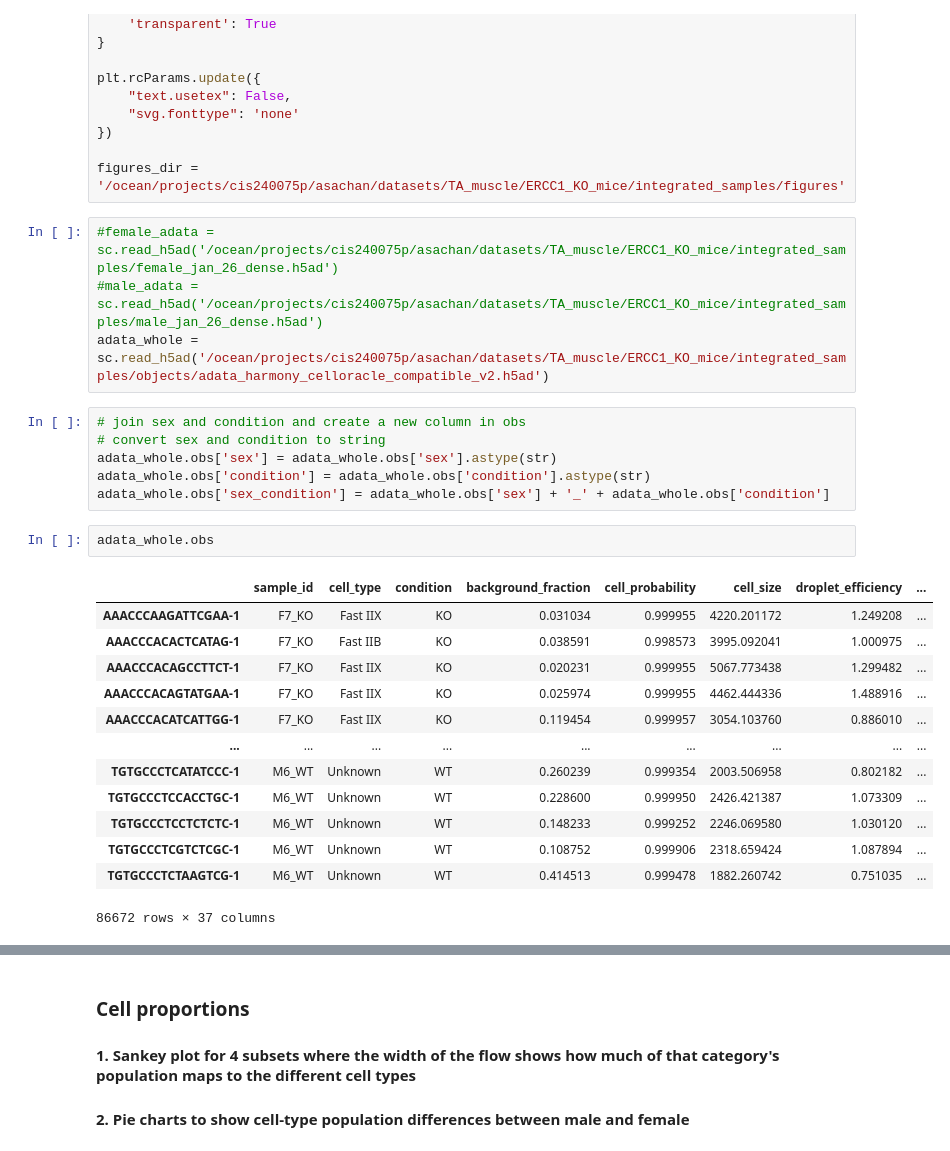
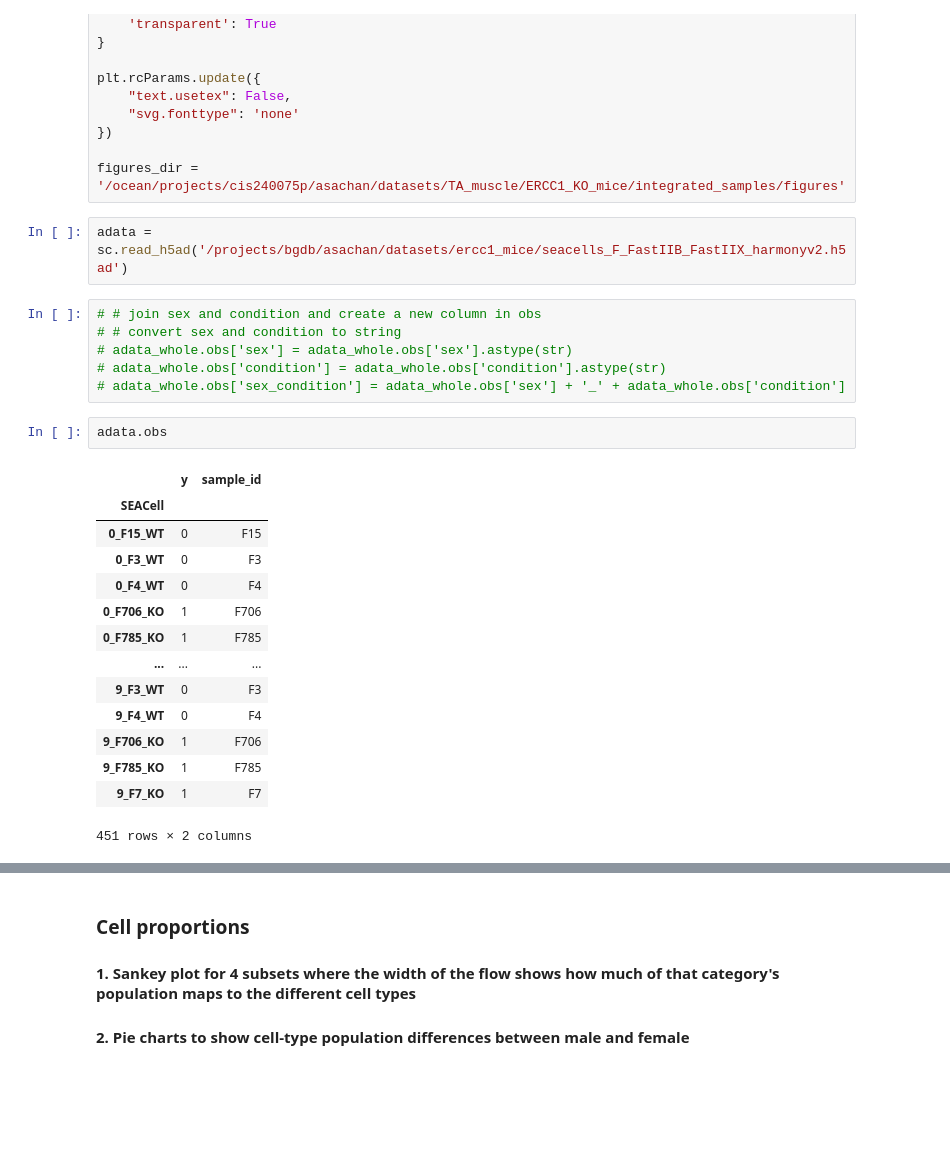
Before and after one commit to sachha-naksha/TA_muscle_ageing, a Jupyter notebook: py_scripts/plotting_figures/snRNA_related.ipynb, the cells around one changed output, grey strips where cells are left out. Cells and saved outputs as stored; diff of their text form; blank space fills up the shorter version.

```diff
--- a/py_scripts/plotting_figures/snRNA_related.ipynb
+++ b/py_scripts/plotting_figures/snRNA_related.ipynb
@@ -27,28 +27,27 @@ plt.rcParams.update({
 
 figures_dir = '/ocean/projects/cis240075p/asachan/datasets/TA_muscle/ERCC1_KO_mice/integrated_samples/figures'
 # %%
-#female_adata = sc.read_h5ad('/ocean/projects/cis240075p/asachan/datasets/TA_muscle/ERCC1_KO_mice/integrated_samples/female_jan_26_dense.h5ad')
-#male_adata = sc.read_h5ad('/ocean/projects/cis240075p/asachan/datasets/TA_muscle/ERCC1_KO_mice/integrated_samples/male_jan_26_dense.h5ad')
-adata_whole = sc.read_h5ad('/ocean/projects/cis240075p/asachan/datasets/TA_muscle/ERCC1_KO_mice/integrated_samples/objects/adata_harmony_celloracle_compatible_v2.h5ad')
+adata = sc.read_h5ad('/projects/bgdb/asachan/datasets/ercc1_mice/seacells_F_FastIIB_FastIIX_harmonyv2.h5ad')
 # %%
-# join sex and condition and create a new column in obs
-# convert sex and condition to string
-adata_whole.obs['sex'] = adata_whole.obs['sex'].astype(str)
-adata_whole.obs['condition'] = adata_whole.obs['condition'].astype(str)
-adata_whole.obs['sex_condition'] = adata_whole.obs['sex'] + '_' + adata_whole.obs['condition']
+# # join sex and condition and create a new column in obs
+# # convert sex and condition to string
+# adata_whole.obs['sex'] = adata_whole.obs['sex'].astype(str)
+# adata_whole.obs['condition'] = adata_whole.obs['condition'].astype(str)
+# adata_whole.obs['sex_condition'] = adata_whole.obs['sex'] + '_' + adata_whole.obs['condition']
 # %%
-adata_whole.obs
+adata.obs
 # %% [output]
-|  | sample_id | cell_type | condition | background_fraction | cell_probability | cell_size | droplet_efficiency | ... |
-| AAACCCAAGATTCGAA-1 | F7_KO | Fast IIX | KO | 0.031034 | 0.999955 | 4220.201172 | 1.249208 | ... |
-| AAACCCACACTCATAG-1 | F7_KO | Fast IIB | KO | 0.038591 | 0.998573 | 3995.092041 | 1.000975 | ... |
-| AAACCCACAGCCTTCT-1 | F7_KO | Fast IIX | KO | 0.020231 | 0.999955 | 5067.773438 | 1.299482 | ... |
-| AAACCCACAGTATGAA-1 | F7_KO | Fast IIX | KO | 0.025974 | 0.999955 | 4462.444336 | 1.488916 | ... |
-| AAACCCACATCATTGG-1 | F7_KO | Fast IIX | KO | 0.119454 | 0.999957 | 3054.103760 | 0.886010 | ... |
-| ... | ... | ... | ... | ... | ... | ... | ... | ... |
-| TGTGCCCTCATATCCC-1 | M6_WT | Unknown | WT | 0.260239 | 0.999354 | 2003.506958 | 0.802182 | ... |
-| TGTGCCCTCCACCTGC-1 | M6_WT | Unknown | WT | 0.228600 | 0.999950 | 2426.421387 | 1.073309 | ... |
-| TGTGCCCTCCTCTCTC-1 | M6_WT | Unknown | WT | 0.148233 | 0.999252 | 2246.069580 | 1.030120 | ... |
-| TGTGCCCTCGTCTCGC-1 | M6_WT | Unknown | WT | 0.108752 | 0.999906 | 2318.659424 | 1.087894 | ... |
-| TGTGCCCTCTAAGTCG-1 | M6_WT | Unknown | WT | 0.414513 | 0.999478 | 1882.260742 | 0.751035 | ... |
+|  | y | sample_id |
+| SEACell |  |  |
+| 0_F15_WT | 0 | F15 |
+| 0_F3_WT | 0 | F3 |
+| 0_F4_WT | 0 | F4 |
+| 0_F706_KO | 1 | F706 |
+| 0_F785_KO | 1 | F785 |
+| ... | ... | ... |
+| 9_F3_WT | 0 | F3 |
+| 9_F4_WT | 0 | F4 |
+| 9_F706_KO | 1 | F706 |
+| 9_F785_KO | 1 | F785 |
+| 9_F7_KO | 1 | F7 |
-86672 rows × 37 columns
+451 rows × 2 columns
```
Also changed, not shown: parts of 9 cells of this notebook, 1 other file.
